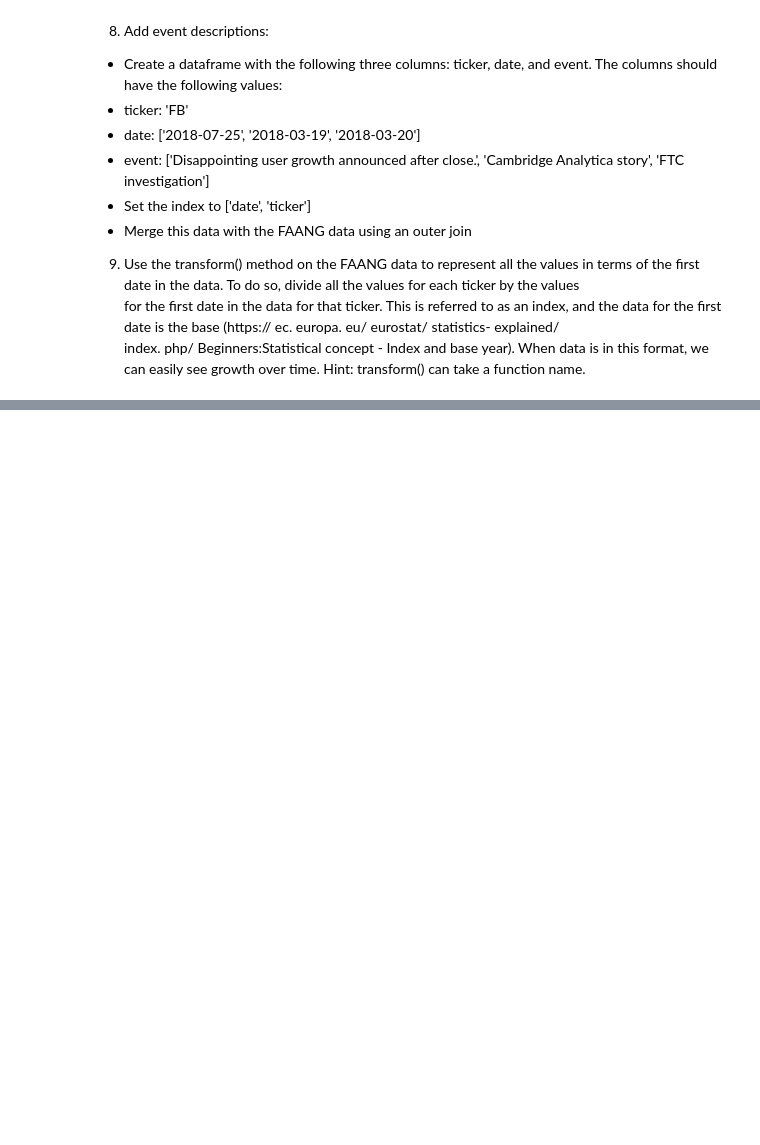
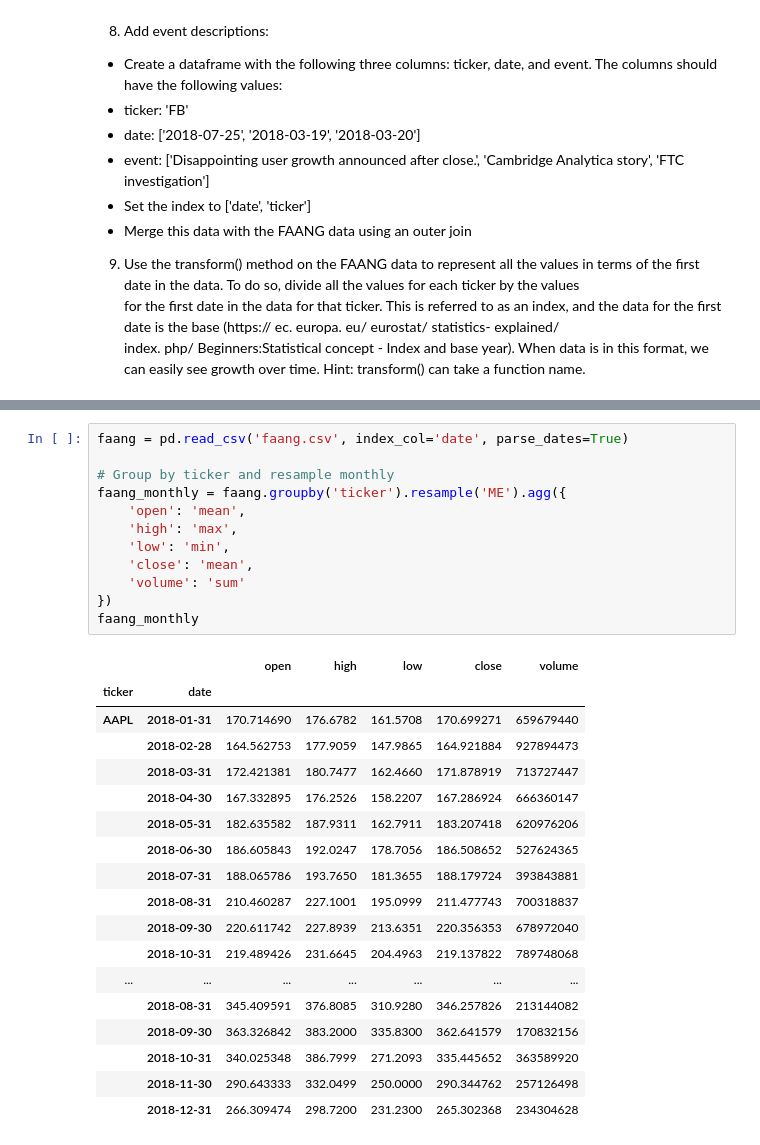
Before and after one commit to qlg-bermudez/CPE-311-Computational-Thinking-with-Python, a Jupyter notebook: HOA 8_1_AggregatingData_with_Pandas.ipynb, the cells around one changed output, grey strips where cells are left out. Saved outputs shown, nothing was run; the diff lists cells and outputs as text; blank space fills up the shorter version.

```diff
--- a/HOA 8_1_AggregatingData_with_Pandas.ipynb
+++ b/HOA 8_1_AggregatingData_with_Pandas.ipynb
@@ -51,0 +86,31 @@ index. php/ Beginners:Statistical concept -  Index and base year). When data is
+# %%
+faang = pd.read_csv('faang.csv', index_col='date', parse_dates=True)
+
+# Group by ticker and resample monthly
+faang_monthly = faang.groupby('ticker').resample('ME').agg({
+    'open': 'mean',
+    'high': 'max',
+    'low': 'min',
+    'close': 'mean',
+    'volume': 'sum'
+})
+faang_monthly
+# %% [output]
+|  |  | open | high | low | close | volume |
+| ticker | date |  |  |  |  |  |
+| AAPL | 2018-01-31 | 170.714690 | 176.6782 | 161.5708 | 170.699271 | 659679440 |
+|  | 2018-02-28 | 164.562753 | 177.9059 | 147.9865 | 164.921884 | 927894473 |
+|  | 2018-03-31 | 172.421381 | 180.7477 | 162.4660 | 171.878919 | 713727447 |
+|  | 2018-04-30 | 167.332895 | 176.2526 | 158.2207 | 167.286924 | 666360147 |
+|  | 2018-05-31 | 182.635582 | 187.9311 | 162.7911 | 183.207418 | 620976206 |
+|  | 2018-06-30 | 186.605843 | 192.0247 | 178.7056 | 186.508652 | 527624365 |
+|  | 2018-07-31 | 188.065786 | 193.7650 | 181.3655 | 188.179724 | 393843881 |
+|  | 2018-08-31 | 210.460287 | 227.1001 | 195.0999 | 211.477743 | 700318837 |
+|  | 2018-09-30 | 220.611742 | 227.8939 | 213.6351 | 220.356353 | 678972040 |
+|  | 2018-10-31 | 219.489426 | 231.6645 | 204.4963 | 219.137822 | 789748068 |
+| ... | ... | ... | ... | ... | ... | ... |
+|  | 2018-08-31 | 345.409591 | 376.8085 | 310.9280 | 346.257826 | 213144082 |
+|  | 2018-09-30 | 363.326842 | 383.2000 | 335.8300 | 362.641579 | 170832156 |
+|  | 2018-10-31 | 340.025348 | 386.7999 | 271.2093 | 335.445652 | 363589920 |
+|  | 2018-11-30 | 290.643333 | 332.0499 | 250.0000 | 290.344762 | 257126498 |
+|  | 2018-12-31 | 266.309474 | 298.7200 | 231.2300 | 265.302368 | 234304628 |
```
Also changed, not shown: parts of 9 cells of this notebook.
